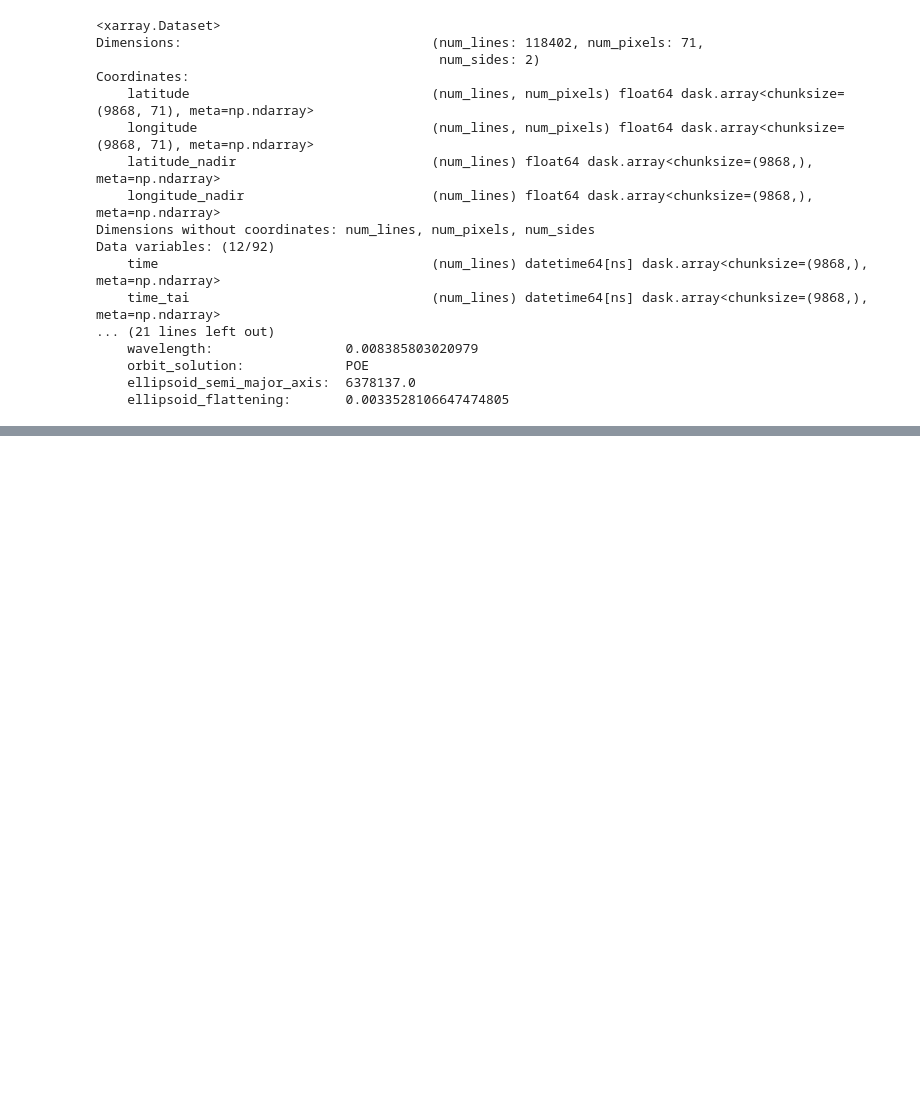
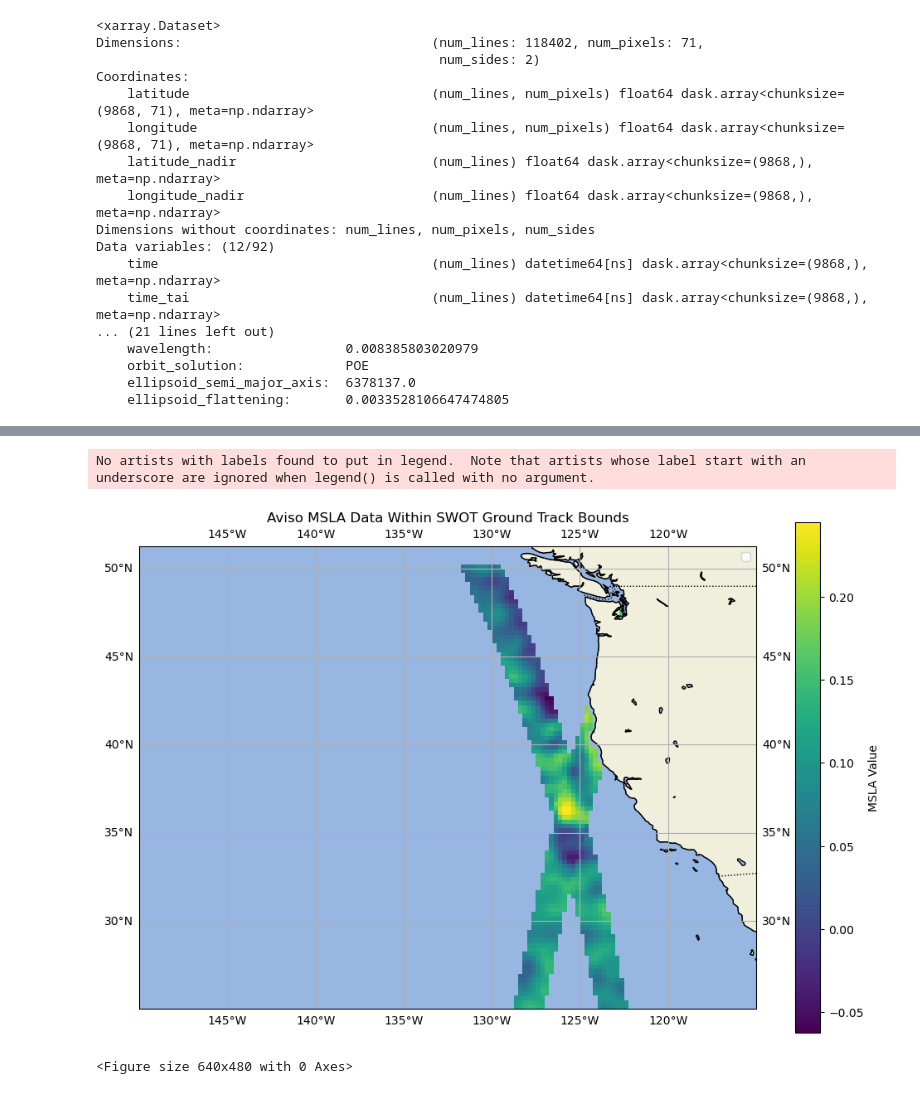
Before and after one commit to yugaophd/cer-swot, a Jupyter notebook: CER100_SWOT_groundtrack.ipynb, the cells around one changed output, grey strips where cells are left out. Saved outputs shown, nothing was run; the diff lists cells and outputs as text; code cells hidden in the pictures; blank space fills up the shorter version.

```diff
--- a/CER100_SWOT_groundtrack.ipynb
+++ b/CER100_SWOT_groundtrack.ipynb
@@ -199,18 +126,22 @@ sampled_aviso_grid = sample_msla_on_swot_track(aviso_ssh, lon, lat, swot_longitu
 # %%
-# Create the map plot
-plt.figure(figsize=(15, 10))
-ax = plt.axes(projection=ccrs.PlateCarree())  # PlateCarree is one of the simplest projections for geographic data.
-
-# Set extent for the California Current region
-# ax.set_extent([-155, -135, 30, 40])
-plt.pcolormesh(aviso_ds.lon[lon_indices], aviso_ds.lat[lat_indices],  aviso_ssh)
-plt.scatter(aviso_longitude, aviso_latitude)
-ax.coastlines(resolution='50m')  # '10m', '50m', and '110m' are the options for resolution. '10m' is the highest.
-ax.add_feature(cfeature.BORDERS, linestyle=':')
-ax.add_feature(cfeature.LAND, edgecolor='black')
-ax.add_feature(cfeature.OCEAN)
-ax.add_feature(cfeature.LAKES, edgecolor='black')
-ax.gridlines(draw_labels=True)
-plt.title('Sampled MSLA Data Along SWOT Ground Track')
-
-plt.show()
+    # Plotting on a 2D map
+    plt.figure(figsize=(12, 8))
+    ax = plt.axes(projection=ccrs.PlateCarree())
+    plt.pcolormesh(lon, lat, msla_masked, cmap= 'viridis')
+    plt.colorbar(label='MSLA Value')
+    #plt.scatter(swot_longitude, swot_latitude, s=10, color='b', label='SWOT Track')
+    ax.set_extent([-150, -115, 25, 50])
+    ax.coastlines(resolution='50m')
+    ax.add_feature(cfeature.BORDERS, linestyle=':')
+    ax.add_feature(cfeature.LAND, edgecolor='black')
+    ax.add_feature(cfeature.OCEAN)
+    ax.add_feature(cfeature.LAKES, edgecolor='black')
+    ax.gridlines(draw_labels=True)
+    plt.title('Aviso MSLA Data Within SWOT Ground Track Bounds')
+    plt.legend()
+    plt.show()
+    plt.savefig("./selected_aviso_ssh.png")
+# %% [output]
+No artists with labels found to put in legend.  Note that artists whose label start with an underscore are ignored when legend() is called with no argument.
+[figure, added]
+<Figure size 640x480 with 0 Axes>
```
Also changed, not shown: parts of 8 cells of this notebook.
